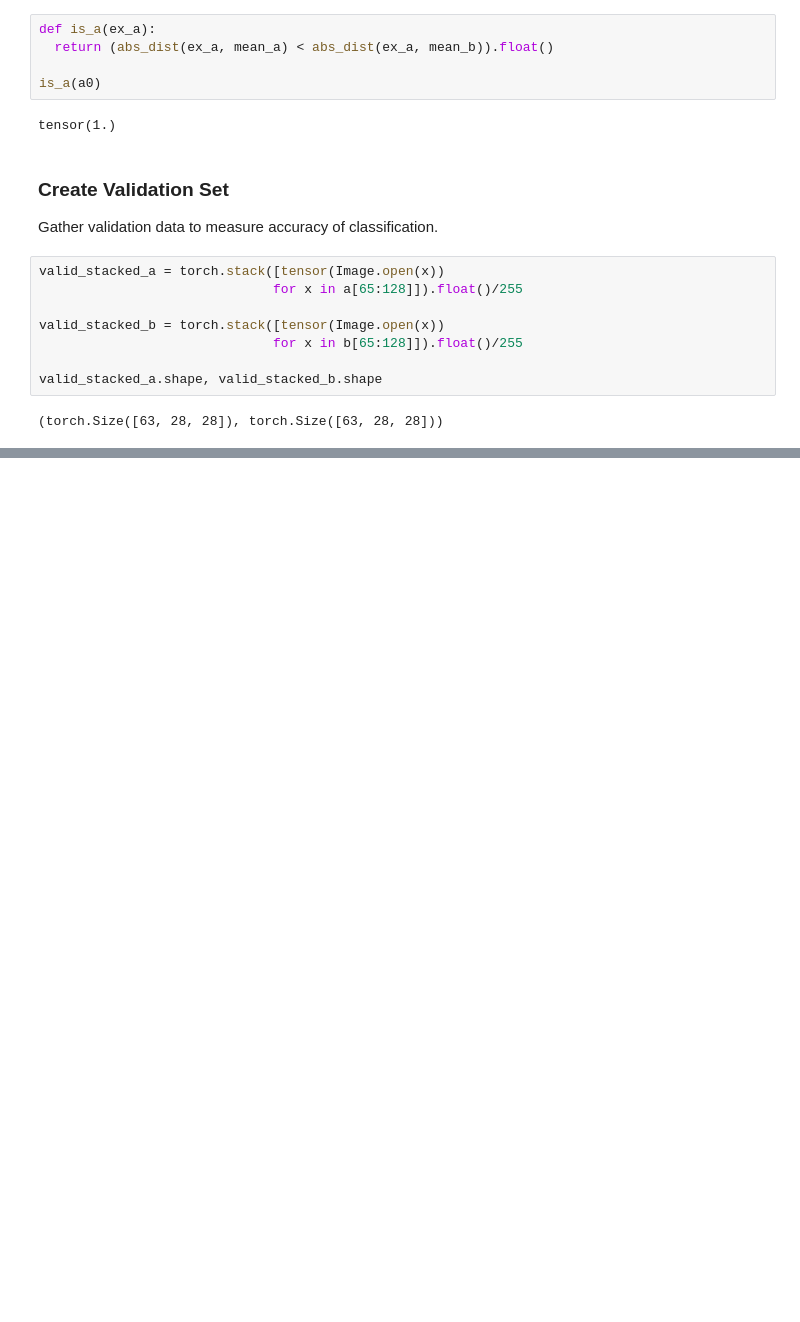
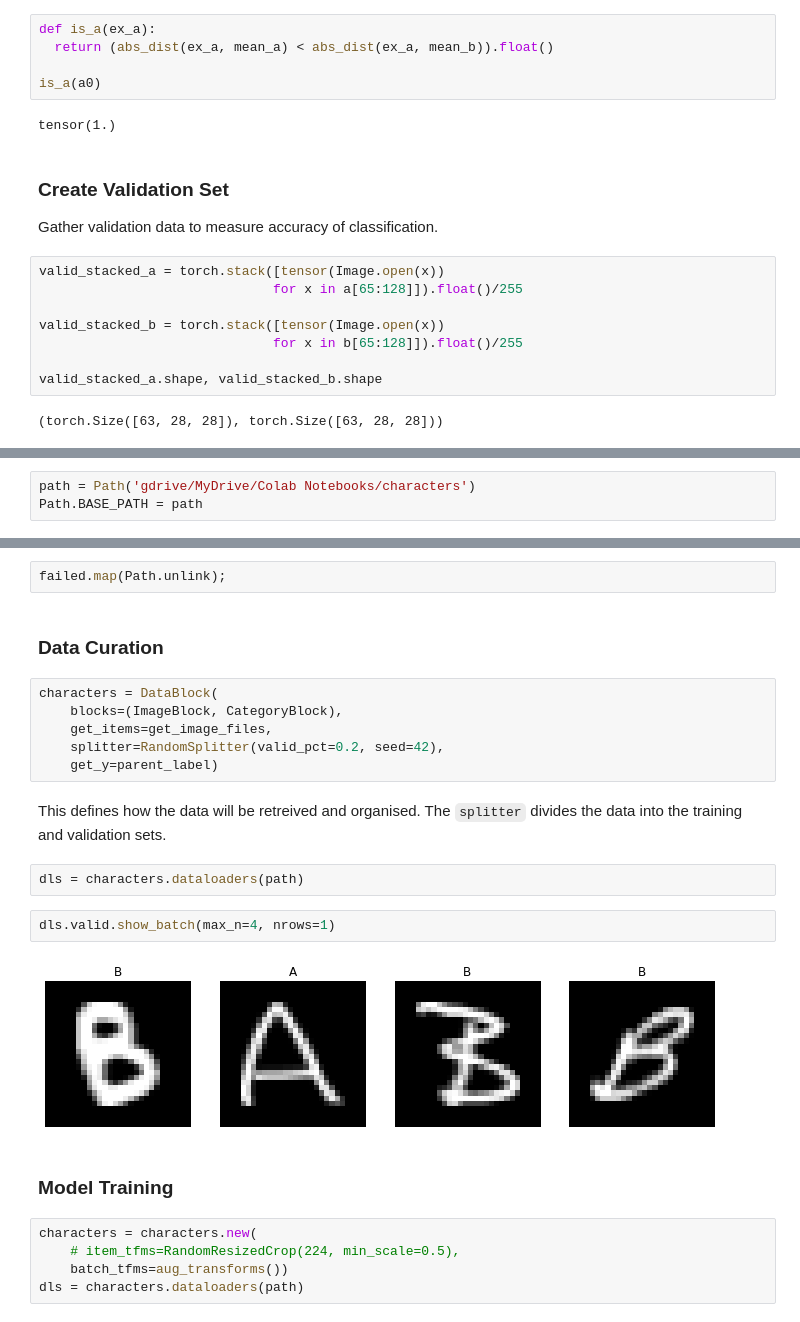
Before and after one commit to jacKlinc/german_char_recogniser, a Jupyter notebook: mdl_german_char_classifier.ipynb, the cells around one changed output, grey strips where cells are left out. Cells and saved outputs as stored; diff of their text form; blank space fills up the shorter version.

````diff
--- a/mdl_german_char_classifier.ipynb
+++ b/mdl_german_char_classifier.ipynb
@@ -148,0 +246,3 @@ not accurate
+# %%
+path = Path('gdrive/MyDrive/Colab Notebooks/characters')
+Path.BASE_PATH = path
@@ -148,0 +262,25 @@ not accurate
+# %%
+failed.map(Path.unlink);
+# %% [markdown]
+### Data Curation
+# %%
+characters = DataBlock(
+    blocks=(ImageBlock, CategoryBlock),
+    get_items=get_image_files,
+    splitter=RandomSplitter(valid_pct=0.2, seed=42),
+    get_y=parent_label)
+# %% [markdown]
+This defines how the data will be retreived and organised. The ```splitter``` divides the data into the training and validation sets.
+# %%
+dls = characters.dataloaders(path)
+# %%
+dls.valid.show_batch(max_n=4, nrows=1)
+# %% [output]
+[figure, added]
+# %% [markdown]
+### Model Training
+# %%
+characters = characters.new(
+    # item_tfms=RandomResizedCrop(224, min_scale=0.5),
+    batch_tfms=aug_transforms())
+dls = characters.dataloaders(path)
````
Also changed, not shown: parts of 38 cells of this notebook.
